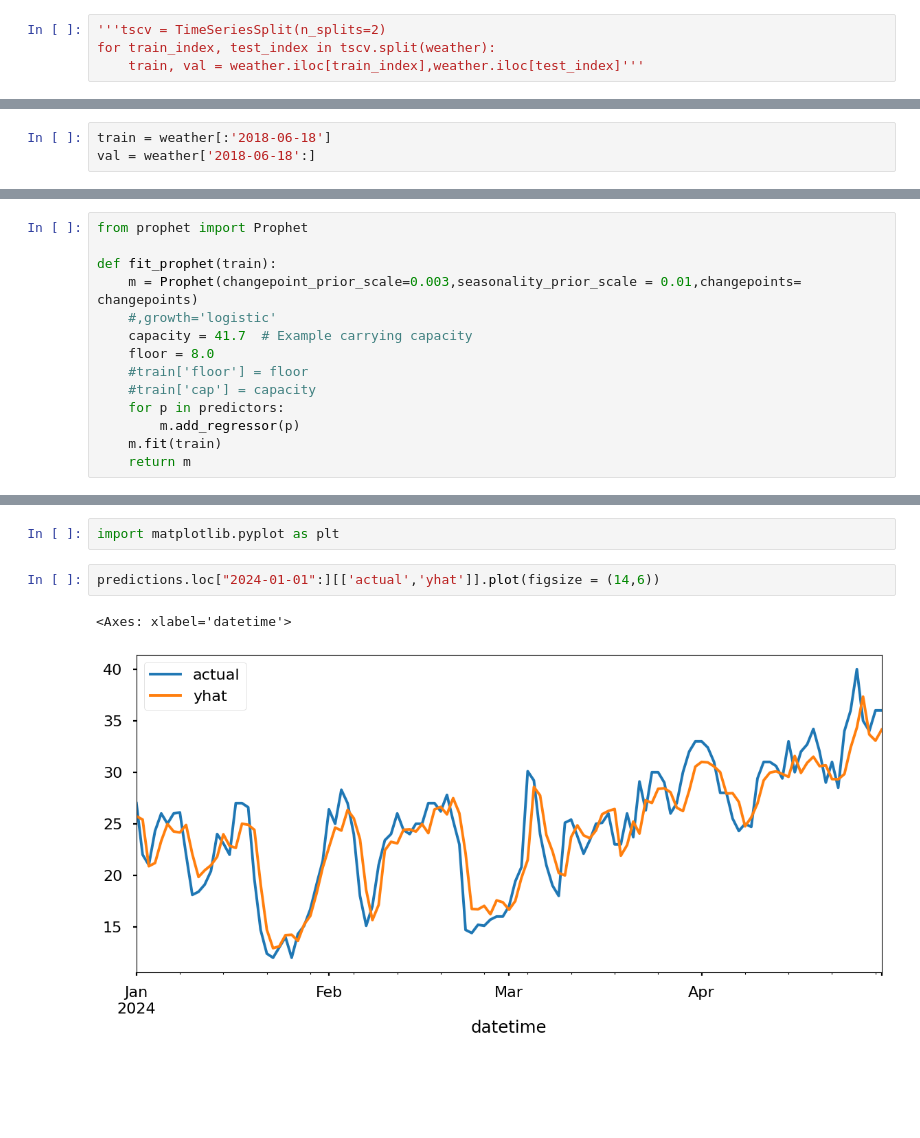
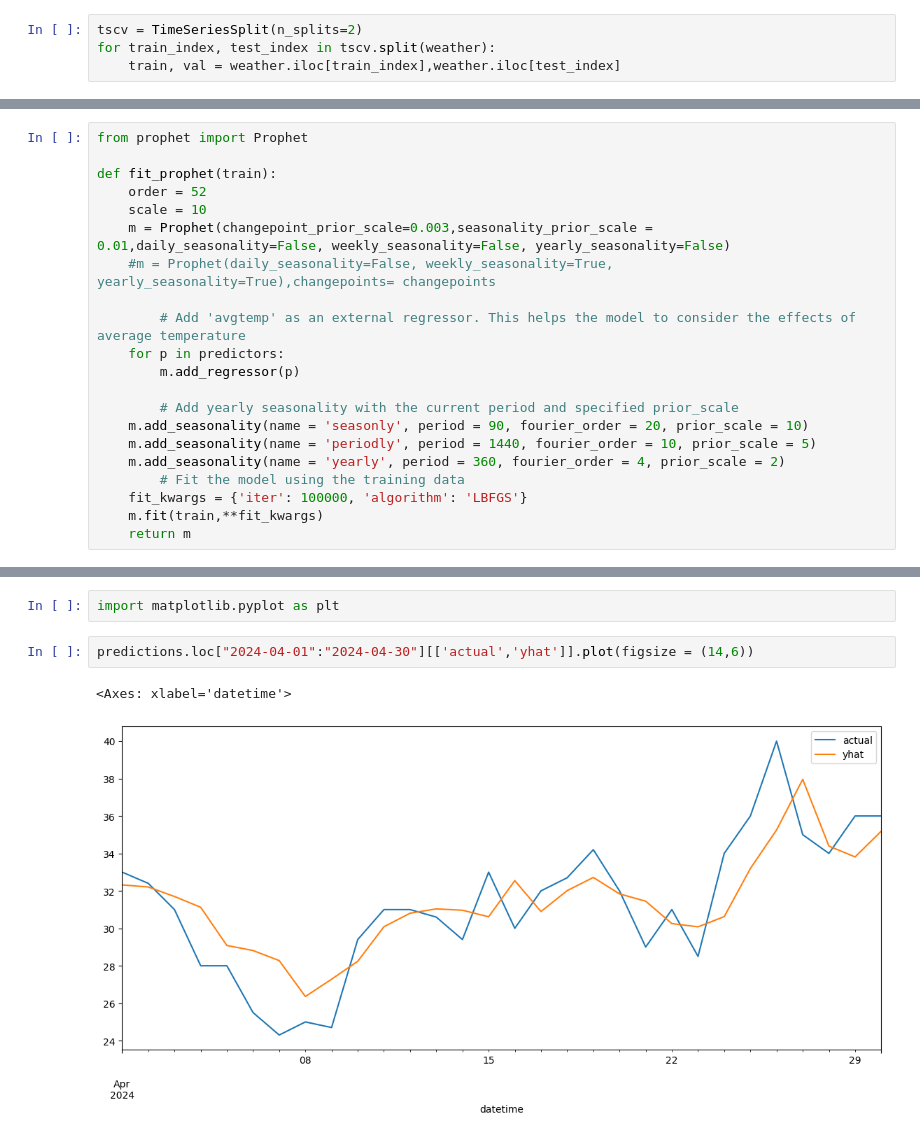
Before and after one commit to 22022658NguyenTienKhoi/13-Weather-Forecast, a Jupyter notebook: untitled1.ipynb, the cells around one changed output, grey strips where cells are left out. Saved outputs shown, nothing was run; the diff lists cells and outputs as text; blank space fills up the shorter version.

```diff
--- a/untitled1.ipynb
+++ b/untitled1.ipynb
@@ -204,4 +207,4 @@ datetime
 # %%
-'''tscv = TimeSeriesSplit(n_splits=2)
+tscv = TimeSeriesSplit(n_splits=2)
 for train_index, test_index in tscv.split(weather):
-    train, val = weather.iloc[train_index],weather.iloc[test_index]'''
+    train, val = weather.iloc[train_index],weather.iloc[test_index]
@@ -210,6 +211,3 @@ for train_index, test_index in tscv.split(weather):
-# %%
-train = weather[:'2018-06-18']
-val = weather['2018-06-18':]
 # %%
 train
 # %% [output]
@@ -262,20 +262,27 @@ points = []
 for changepoint in changepoints:
   point = re_format(changepoint)
   points.append(point)
-# %%
-from prophet import Prophet
-
-def fit_prophet(train):
-    m = Prophet(changepoint_prior_scale=0.003,seasonality_prior_scale = 0.01,changepoints= changepoints)
-    #,growth='logistic'
-    capacity = 41.7  # Example carrying capacity
-    floor = 8.0
-    #train['floor'] = floor
-    #train['cap'] = capacity
-    for p in predictors:
-        m.add_regressor(p)
-    m.fit(train)
-    return m
+# %%
+from prophet import Prophet
+
+def fit_prophet(train):
+    order = 52
+    scale = 10
+    m = Prophet(changepoint_prior_scale=0.003,seasonality_prior_scale = 0.01,daily_seasonality=False, weekly_seasonality=False, yearly_seasonality=False)
+    #m = Prophet(daily_seasonality=False, weekly_seasonality=True, yearly_seasonality=True),changepoints= changepoints
+
+        # Add 'avgtemp' as an external regressor. This helps the model to consider the effects of average temperature
+    for p in predictors:
+        m.add_regressor(p)
+
+        # Add yearly seasonality with the current period and specified prior_scale
+    m.add_seasonality(name = 'seasonly', period = 90, fourier_order = 20, prior_scale = 10)
+    m.add_seasonality(name = 'periodly', period = 1440, fourier_order = 10, prior_scale = 5)
+    m.add_seasonality(name = 'yearly', period = 360, fourier_order = 4, prior_scale = 2)
+        # Fit the model using the training data
+    fit_kwargs = {'iter': 100000, 'algorithm': 'LBFGS'}
+    m.fit(train,**fit_kwargs)
+    return m
 # %%
 m = fit_prophet(train)
 # %% [output]
@@ -487,7 +518,7 @@ plot_plotly(m, forecast)
 # %%
 import matplotlib.pyplot as plt
 # %%
-predictions.loc["2024-01-01":][['actual','yhat']].plot(figsize = (14,6))
+predictions.loc["2024-04-01":"2024-04-30"][['actual','yhat']].plot(figsize = (14,6))
 # %% [output]
 <Axes: xlabel='datetime'>
-[figure, old version]
+[figure, new version]
```
Also changed, not shown: parts of 26 cells of this notebook.
